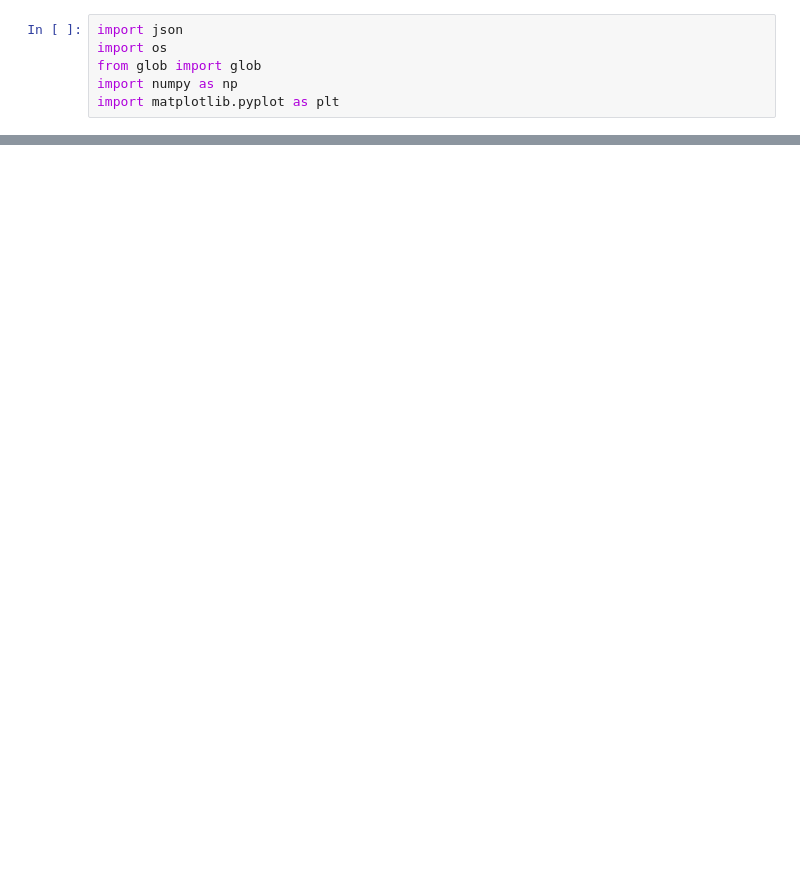
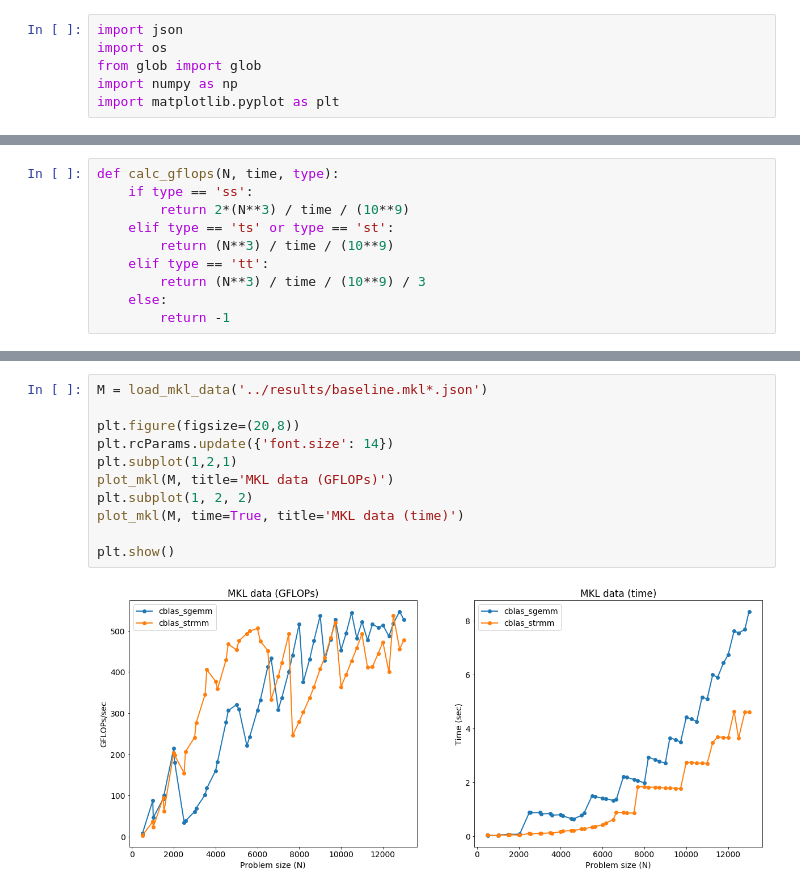
Before and after one commit to lnarmour/parric-ttmm, a Jupyter notebook: scripts/finalScripts/plots/Baseline.ipynb, the cells around one changed output, grey strips where cells are left out. Cells and saved outputs as stored; diff of their text form; blank space fills up the shorter version.

Commit message:
updated plots

```diff
--- a/scripts/finalScripts/plots/Baseline.ipynb
+++ b/scripts/finalScripts/plots/Baseline.ipynb
@@ -33,0 +14,10 @@ OMP_NUM_THREADS=12 /s/chopin/l/grad/lnarmour/git/parric-ttmm/scripts/final
+# %%
+def calc_gflops(N, time, type):
+    if type == 'ss':
+        return 2*(N**3) / time / (10**9)
+    elif type == 'ts' or type == 'st':
+        return (N**3) / time / (10**9)
+    elif type == 'tt':
+        return (N**3) / time / (10**9) / 3
+    else:
+        return -1
@@ -34 +66,14 @@ OMP_NUM_THREADS=12 /s/chopin/l/grad/lnarmour/git/parric-ttmm/scripts/final
+# %%
+M = load_mkl_data('../results/baseline.mkl*.json')
+
+plt.figure(figsize=(20,8))
+plt.rcParams.update({'font.size': 14})
+plt.subplot(1,2,1)
+plot_mkl(M, title='MKL data (GFLOPs)')
+plt.subplot(1, 2, 2)
+plot_mkl(M, time=True, title='MKL data (time)')
+
+plt.show()
+# %% [output]
+[figure, added]
 # %%
```
Also changed, not shown: parts of 9 cells of this notebook, 11 other files.
